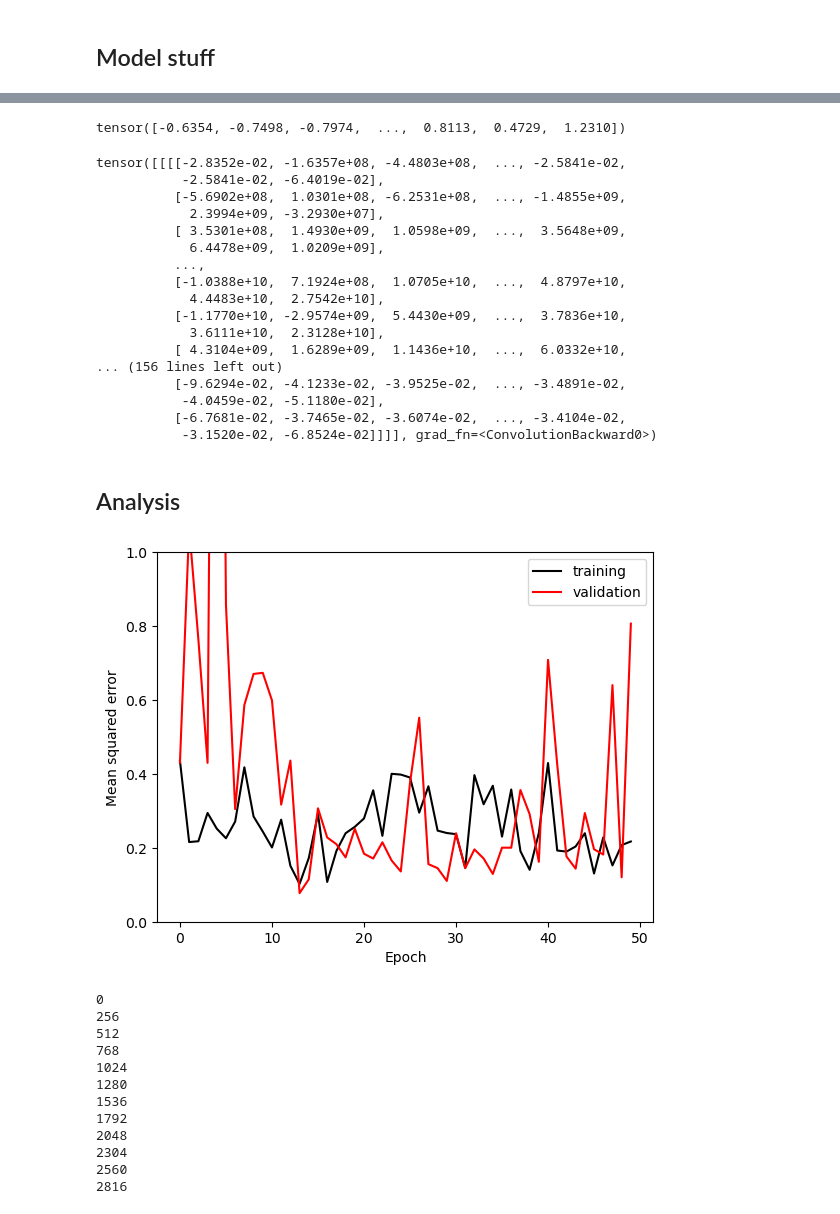
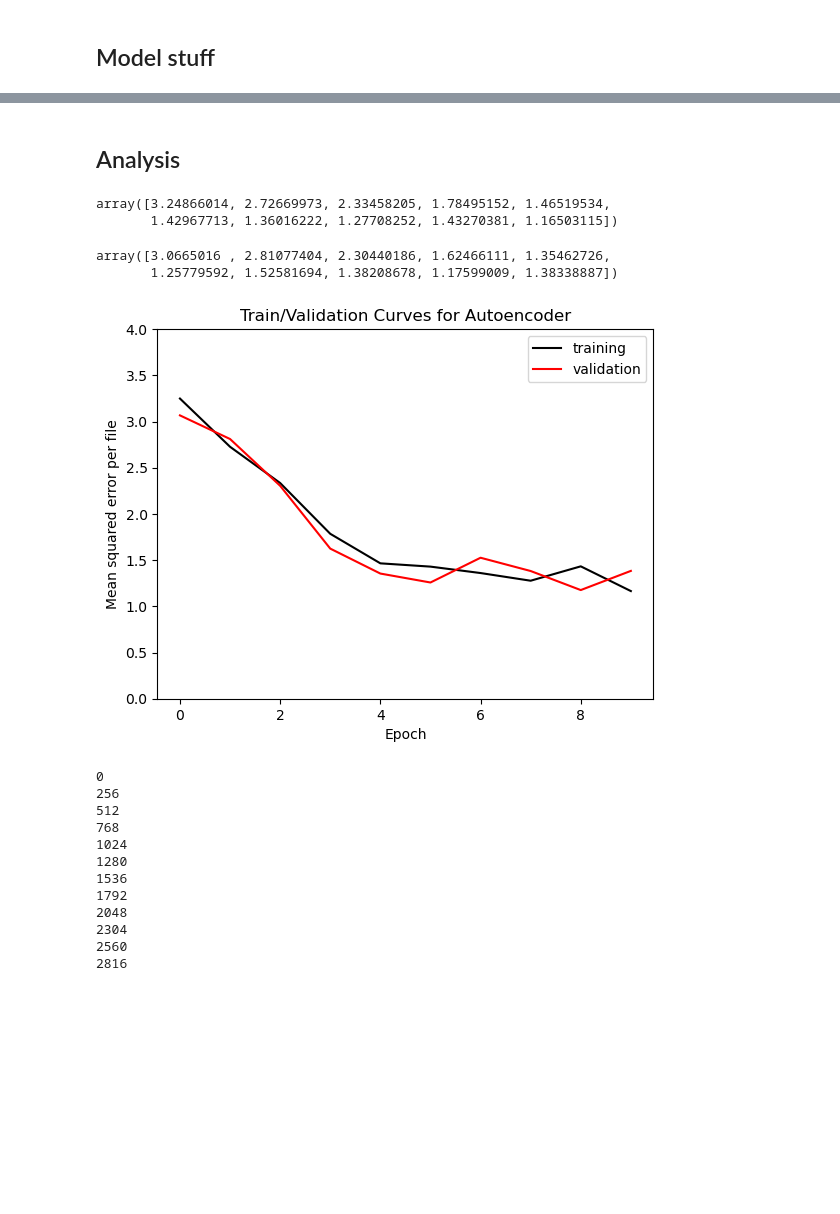
Before and after one commit to jstarfeldt/ML_UH_datasets, a Jupyter notebook: Jon_dataset_code/autoencoder.ipynb, the cells around one changed output, grey strips where cells are left out. Cells and saved outputs as stored; diff of their text form; code cells hidden in the pictures; blank space fills up the shorter version.

```diff
--- a/Jon_dataset_code/autoencoder.ipynb
+++ b/Jon_dataset_code/autoencoder.ipynb
@@ -322,3 +315,19 @@ class TrainDataset(Dataset):
         return image
 # %%
 train_dataset = TrainDataset(landsat_root, var_means, var_stds)
+# %%
+# Initialize KFold
+folds = 4
+kfold = KFold(n_splits=folds, shuffle=True, random_state=53)
+
+# Split the dataset into 4 folds
+for fold, (train_idx, val_idx) in enumerate(kfold.split(train_dataset)):
+    print(f"Fold {fold}:")
+    print(f"Train indices: {train_idx[:7]}")
+    print(f"Validation indices: {val_idx[:7]}")
+
+    # Create subsets for training and validation
+    train_subset = Subset(train_dataset, train_idx)
+    val_subset = Subset(train_dataset, val_idx)
+
+    print(f"Train subset size: {len(train_subset)}, Validation subset size: {len(val_subset)}")
@@ -325,3 +351,10 @@ train_dataset = TrainDataset(landsat_root, var_means, var_stds)
 # %%
-batch_size = 8
-train_dataloader = DataLoader(train_dataset, batch_size=batch_size, shuffle=True)
+#batch_size = 8
+#train_dataloader = DataLoader(train_dataset, batch_size=batch_size, shuffle=True)
+train_loader = DataLoader(train_subset, batch_size=8, shuffle=True)
+val_loader = DataLoader(val_subset, batch_size=8, shuffle=False)
+
+# Check a batch
+for images in train_loader:
+    print(f"Train batch size: {images.shape}")
+    break
@@ -552,36 +586,27 @@ tensor([[[[-6.3540e-01, -7.4981e-01, -7.9742e-01,  ..., -7.2071e-01,
-# %%
-features[mask == 1]
-# %% [output]
-tensor([-0.6354, -0.7498, -0.7974,  ...,  0.8113,  0.4729,  1.2310])
-# %%
-logits
-# %% [output]
-tensor([[[[-2.8352e-02, -1.6357e+08, -4.4803e+08,  ..., -2.5841e-02,
-           -2.5841e-02, -6.4019e-02],
-          [-5.6902e+08,  1.0301e+08, -6.2531e+08,  ..., -1.4855e+09,
-            2.3994e+09, -3.2930e+07],
-          [ 3.5301e+08,  1.4930e+09,  1.0598e+09,  ...,  3.5648e+09,
-            6.4478e+09,  1.0209e+09],
-          ...,
-          [-1.0388e+10,  7.1924e+08,  1.0705e+10,  ...,  4.8797e+10,
-            4.4483e+10,  2.7542e+10],
-          [-1.1770e+10, -2.9574e+09,  5.4430e+09,  ...,  3.7836e+10,
-            3.6111e+10,  2.3128e+10],
-          [ 4.3104e+09,  1.6289e+09,  1.1436e+10,  ...,  6.0332e+10,
-... (156 lines left out)
-          [-9.6294e-02, -4.1233e-02, -3.9525e-02,  ..., -3.4891e-02,
-           -4.0459e-02, -5.1180e-02],
-          [-6.7681e-02, -3.7465e-02, -3.6074e-02,  ..., -3.4104e-02,
-           -3.1520e-02, -6.8524e-02]]]], grad_fn=<ConvolutionBackward0>)
 # %% [markdown]
 ## Analysis
+# %%
+train_files_per_epoch = len(log_dict['train_loss_per_batch'])/num_epochs
+train_losses = np.array(log_dict['train_loss_per_epoch'])/train_files_per_epoch
+train_losses
+# %% [output]
+array([3.24866014, 2.72669973, 2.33458205, 1.78495152, 1.46519534,
+       1.42967713, 1.36016222, 1.27708252, 1.43270381, 1.16503115])
+# %%
+val_files_per_epoch = len(log_dict['val_loss_per_fold'])/num_epochs
+val_losses = np.sum(np.array(log_dict['val_loss_per_fold']).reshape((-1,int(val_files_per_epoch))), axis=1)/val_files_per_epoch
+val_losses
+# %% [output]
+array([3.0665016 , 2.81077404, 2.30440186, 1.62466111, 1.35462726,
+       1.25779592, 1.52581694, 1.38208678, 1.17599009, 1.38338887])
 # %%
-plt.plot(np.array(train_losses), c='k', label='training')
-plt.plot(np.array(val_losses), c='r', label='validation')
+plt.plot(train_losses, c='k', label='training')
+plt.plot(val_losses, c='r', label='validation')
 plt.xlabel('Epoch')
-plt.ylabel('Mean squared error')
-plt.ylim(0,1)
+plt.ylabel('Mean squared error per file')
+plt.ylim(0,4)
+plt.title('Train/Validation Curves for Autoencoder')
 plt.legend()
 plt.show()
 # %% [output]
-[figure, old version]
+[figure, new version]
```
Also changed, not shown: parts of 25 cells of this notebook.
